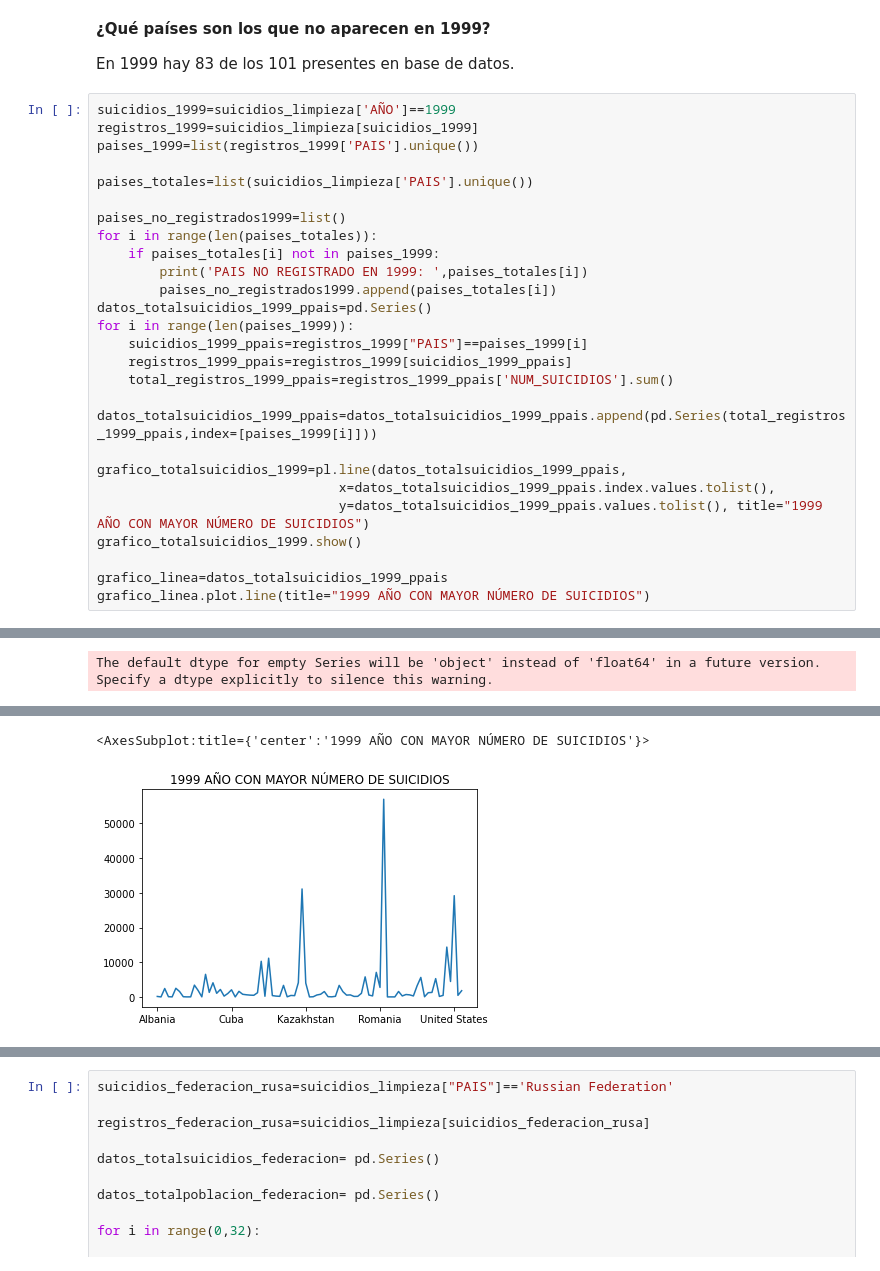
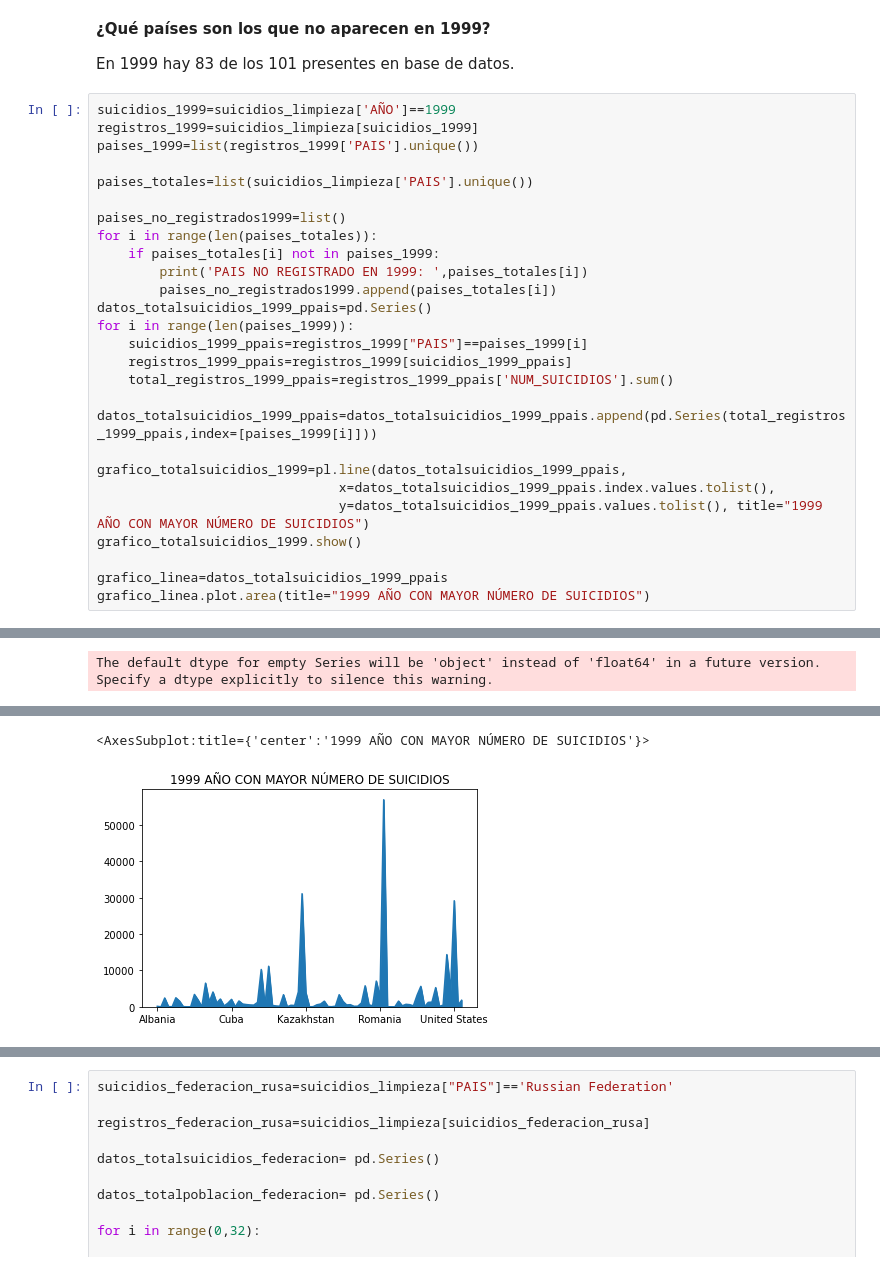
Before and after one commit to SahoriRamirez/MineriaDeDatos, a Jupyter notebook: Archivos/Vialización_04.ipynb, the cells around one changed output, grey strips where cells are left out. Drawn from its saved outputs; the diff is of its cells as text.

```diff
--- a/Archivos/Vialización_04.ipynb
+++ b/Archivos/Vialización_04.ipynb
@@ -464,32 +460,32 @@ for i in range(len(paises_1999)):
     datos_totalsuicidios_1999_ppais=datos_totalsuicidios_1999_ppais.append(pd.Series(total_registros_1999_ppais,index=[paises_1999[i]]))
 
 grafico_totalsuicidios_1999=pl.line(datos_totalsuicidios_1999_ppais,
                                x=datos_totalsuicidios_1999_ppais.index.values.tolist(),
                                y=datos_totalsuicidios_1999_ppais.values.tolist(), title="1999 AÑO CON MAYOR NÚMERO DE SUICIDIOS")
 grafico_totalsuicidios_1999.show()
 
 grafico_linea=datos_totalsuicidios_1999_ppais
-grafico_linea.plot.line(title="1999 AÑO CON MAYOR NÚMERO DE SUICIDIOS")
+grafico_linea.plot.area(title="1999 AÑO CON MAYOR NÚMERO DE SUICIDIOS")
 # %% [output]
 PAIS NO REGISTRADO EN 1999:  Barbados
 PAIS NO REGISTRADO EN 1999:  Dominica
 PAIS NO REGISTRADO EN 1999:  Grenada
 PAIS NO REGISTRADO EN 1999:  Jamaica
 PAIS NO REGISTRADO EN 1999:  Seychelles
 PAIS NO REGISTRADO EN 1999:  Saint Kitts and Nevis
 PAIS NO REGISTRADO EN 1999:  Macau
 PAIS NO REGISTRADO EN 1999:  Qatar
 PAIS NO REGISTRADO EN 1999:  Maldives
 PAIS NO REGISTRADO EN 1999:  Montenegro
 PAIS NO REGISTRADO EN 1999:  Fiji
 PAIS NO REGISTRADO EN 1999:  United Arab Emirates
 PAIS NO REGISTRADO EN 1999:  Oman
 PAIS NO REGISTRADO EN 1999:  Turkey
 PAIS NO REGISTRADO EN 1999:  Nicaragua
 PAIS NO REGISTRADO EN 1999:  Bosnia and Herzegovina
 PAIS NO REGISTRADO EN 1999:  Cabo Verde
 PAIS NO REGISTRADO EN 1999:  Mongolia
 The default dtype for empty Series will be 'object' instead of 'float64' in a future version. Specify a dtype explicitly to silence this warning.
 [interactive output not drawn]
 <AxesSubplot:title={'center':'1999 AÑO CON MAYOR NÚMERO DE SUICIDIOS'}>
-[figure, old version]
+[figure, new version]
```
Also changed, not shown: parts of 34 cells of this notebook.
